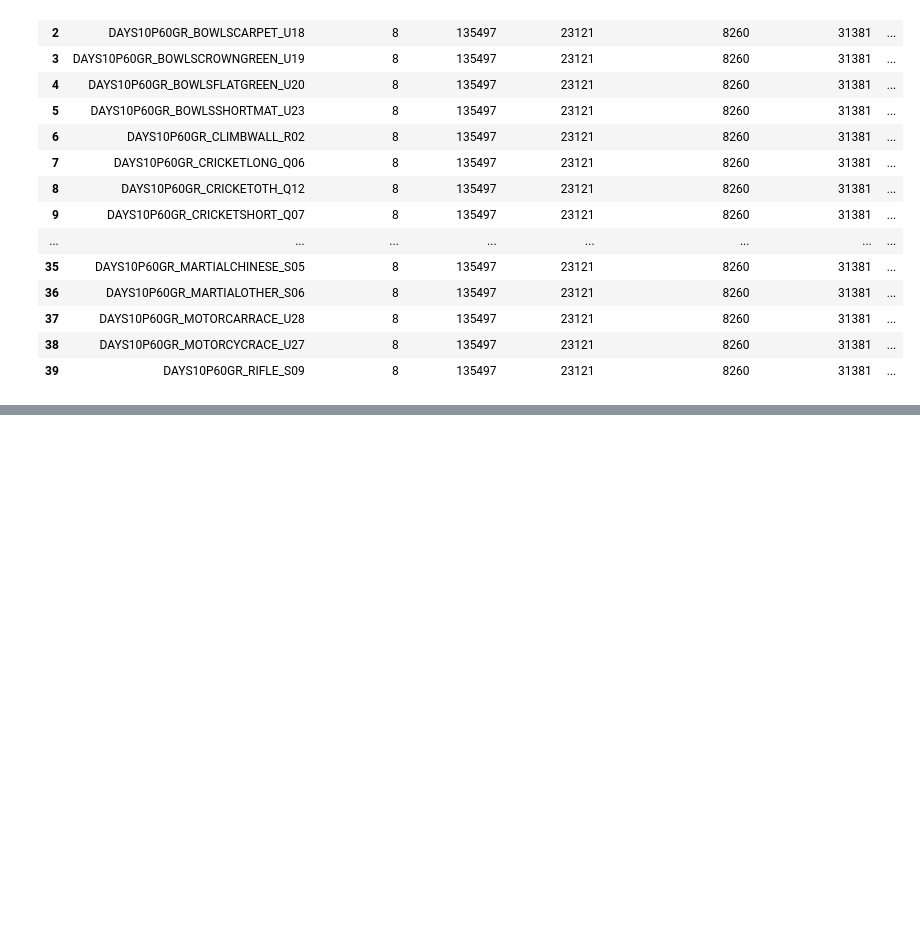
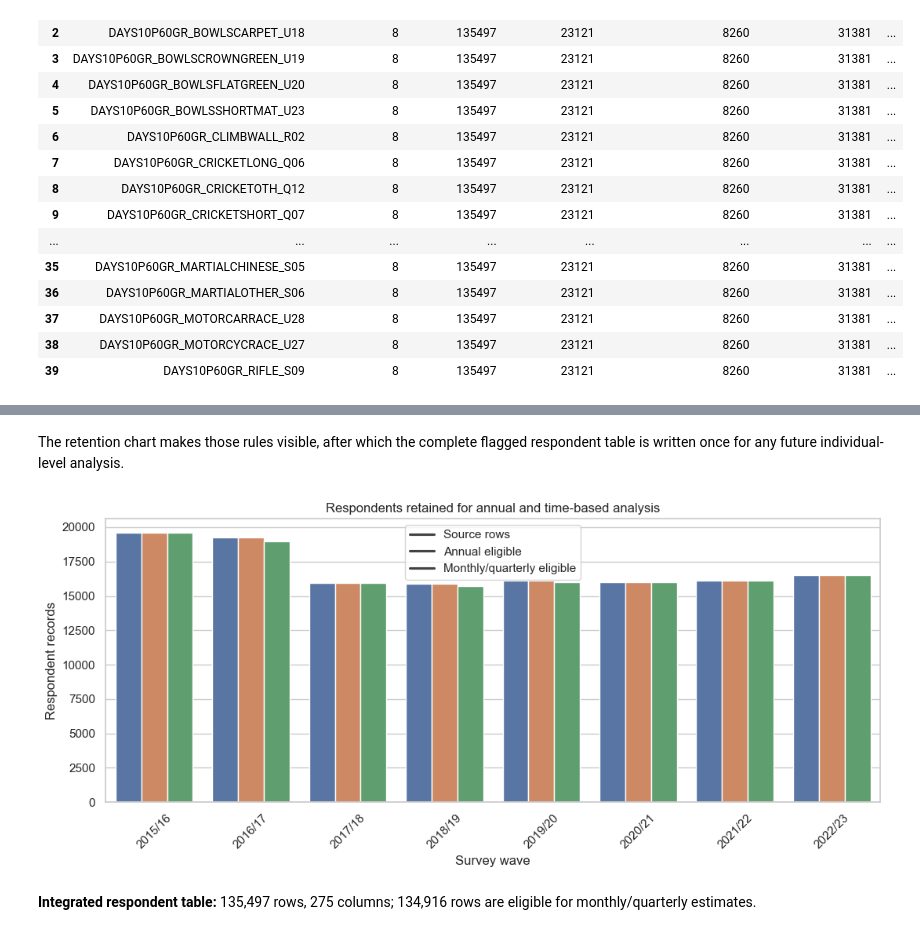
Before and after one commit to YifengMao666/London-Sport2-Group20, a Jupyter notebook: Yifeng Mao/Q1/physical_activity_analysis/01_prepare_question1_data.ipynb, the cells around one changed output, grey strips where cells are left out. Saved outputs shown, nothing was run; the diff lists cells and outputs as text; code cells hidden in the pictures; blank space fills up the shorter version.

```diff
--- a/Yifeng Mao/Q1/physical_activity_analysis/01_prepare_question1_data.ipynb
+++ b/Yifeng Mao/Q1/physical_activity_analysis/01_prepare_question1_data.ipynb
@@ -584,0 +790,29 @@ assert annual_respondents['borough'].nunique() == monthly_respondents['borough']
+# %% [markdown]
+The retention chart makes those rules visible, after which the complete flagged respondent table is written once for any future individual-level analysis.
+# %%
+# Compare source rows with the two samples actually used for estimation.
+flow_plot = cleaning_flow.melt(
+    id_vars='survey_wave',
+    value_vars=['source_rows', 'annual_eligible', 'monthly_eligible'],
+    var_name='sample', value_name='respondents',
+)
+plt.figure(figsize=(11, 5))
+sns.barplot(data=flow_plot, x='survey_wave', y='respondents', hue='sample')
+plt.title('Respondents retained for annual and time-based analysis')
+plt.xlabel('Survey wave')
+plt.ylabel('Respondent records')
+plt.xticks(rotation=45)
+plt.legend(['Source rows', 'Annual eligible', 'Monthly/quarterly eligible'], title='')
+plt.tight_layout()
+plt.show()
+
+# CSV is larger than Parquet but keeps the output contract simple and universal.
+respondents.to_csv(OUTPUTS['respondents'], index=False, encoding='utf-8-sig')
+display(Markdown(
+    f"**Integrated respondent table:** {len(respondents):,} rows, "
+    f"{respondents.shape[1]:,} columns; {len(monthly_respondents):,} rows are "
+    "eligible for monthly/quarterly estimates."
+))
+# %% [output]
+[figure, added]
+**Integrated respondent table:** 135,497 rows, 275 columns; 134,916 rows are eligible for monthly/quarterly estimates.
```
Also changed, not shown: parts of 58 cells of this notebook, 59 other files.
